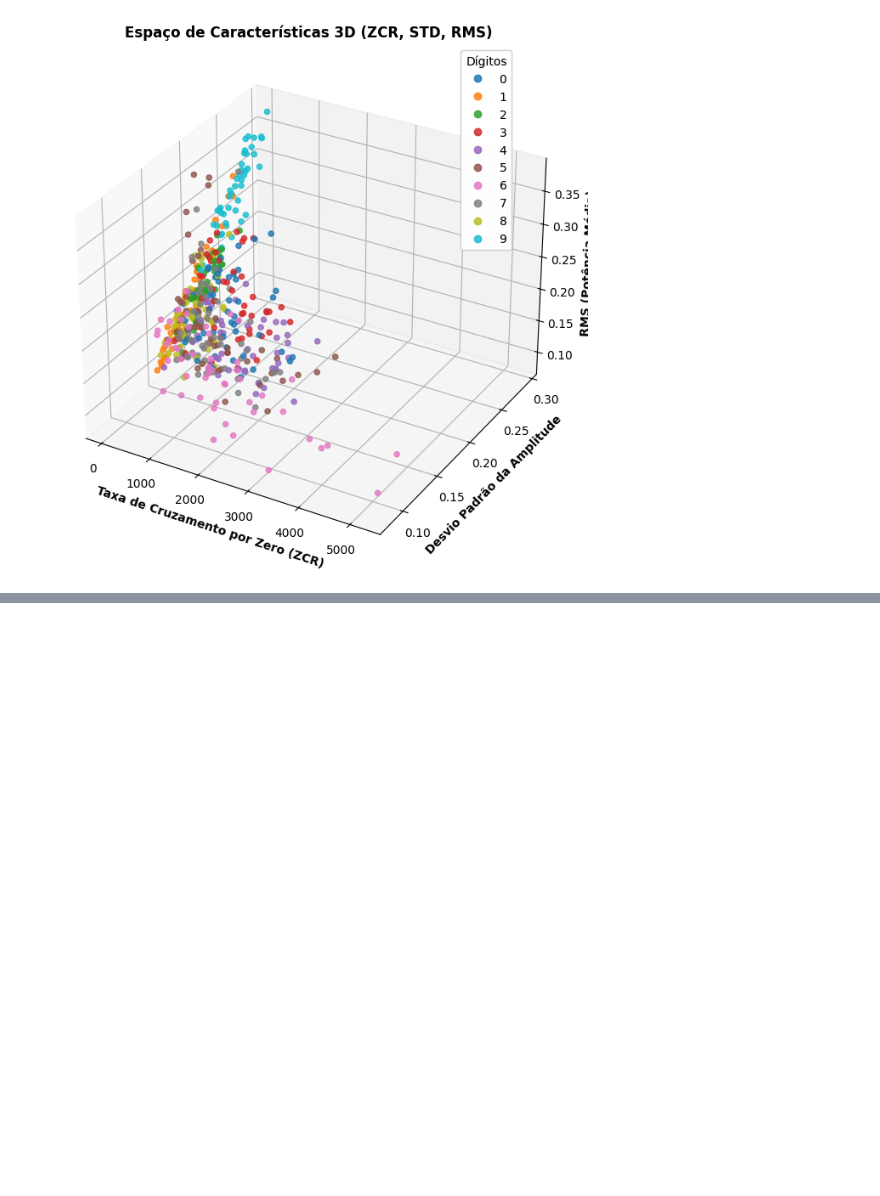
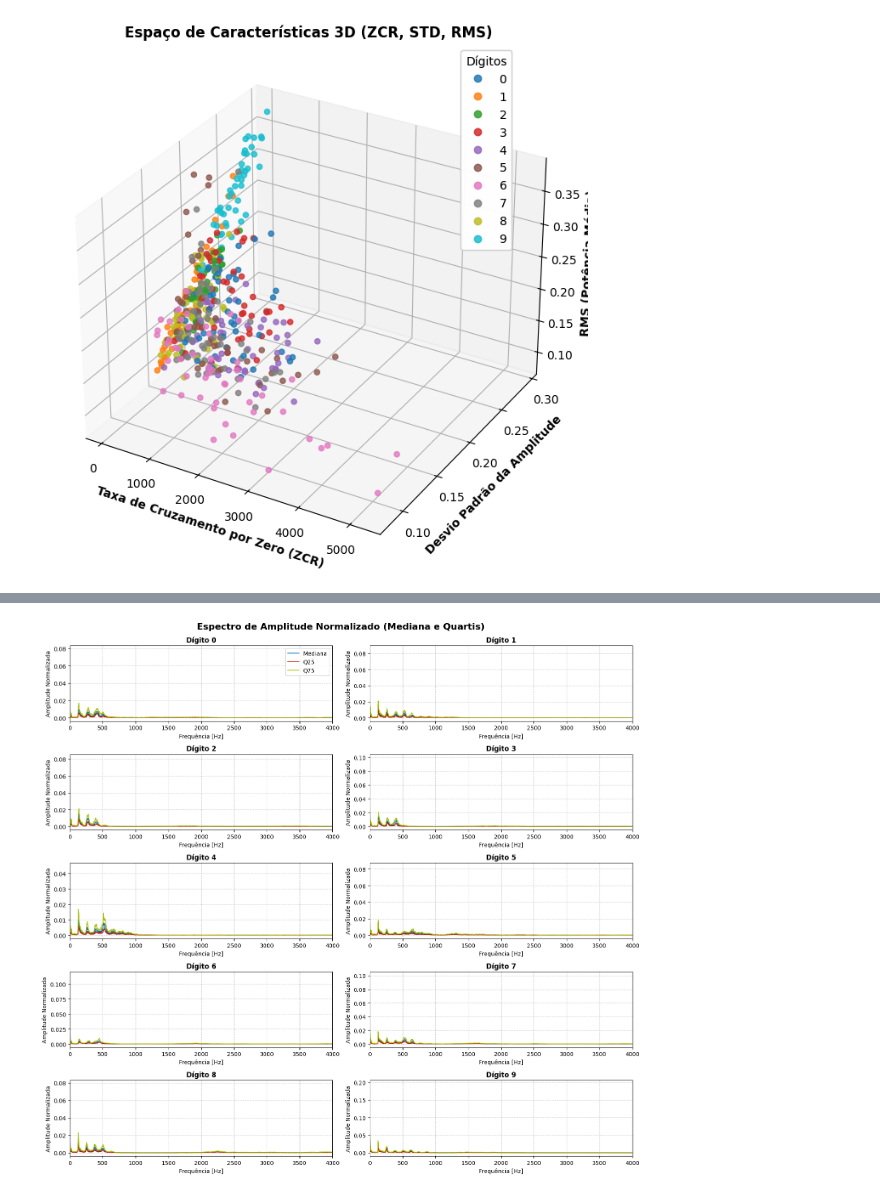
Before and after one commit to tdamiaon/ATD-Projeto, a Jupyter notebook: ATD_Projeto.ipynb, the cells around one changed output, grey strips where cells are left out. Drawn from its saved outputs; the diff is of its cells as text; code cells hidden in the pictures; blank space fills up the shorter version.

```diff
--- a/ATD_Projeto.ipynb
+++ b/ATD_Projeto.ipynb
@@ -222,3 +217,9 @@ ax.add_artist(legend)
 plt.show()
 # %% [output]
 [figure]
+# %%
+
+coeficientes_fft = [np.fft.fft(sinal) for sinal in df['sinal_pre_proc']]
+df['fft_coefs'] = coeficientes_fft
+print("Coeficientes guardados na coluna 'fft_coefs'.")
+display(df[['digito', 'repeticao', 'fft_coefs']].head())
@@ -224,0 +234,42 @@ plt.show()
+# %%
+N = len(df['sinal_pre_proc'].iloc[0])
+fs = df['taxa_amostragem'].iloc[0]
+meio_N = N // 2
+eixo_freqs = np.linspace(0, fs / 2, meio_N)
+fig, axes = plt.subplots(nrows=5, ncols=2, figsize=(15, 14))
+fig.suptitle('Espectro de Amplitude Normalizado (Mediana e Quartis)', fontsize=16, fontweight='bold')
+axes = axes.flatten()
+estatisticas_espectrais = {}
+
+for digito in range(10):
+    df_digito = df[df['digito'] == digito]
+    espectros_positivos = []
+    for fft_array in df_digito['fft_coefs']:
+        amplitude_norm = np.abs(fft_array) / N
+        espectros_positivos.append(amplitude_norm[:meio_N])
+    matriz_espectros = np.array(espectros_positivos)
+    q1 = np.quantile(matriz_espectros, 0.25, axis=0)
+    mediana = np.quantile(matriz_espectros, 0.50, axis=0)
+    q3 = np.quantile(matriz_espectros, 0.75, axis=0)
+    estatisticas_espectrais[digito] = {'q1': q1, 'mediana': mediana, 'q3': q3}
+    ax = axes[digito]
+
+    ax.plot(eixo_freqs, mediana, color='#0072BD', linewidth=1.2, label='Mediana')
+    ax.plot(eixo_freqs, q1, color="#BD1300", linewidth=1.2, label='Q25')
+    ax.plot(eixo_freqs, q3, color="#A4BD00", linewidth=1.2, label='Q75')
+
+    ax.set_title(f'Dígito {digito}', fontweight='bold')
+    ax.set_xlabel('Frequência [Hz]')
+    ax.set_ylabel('Amplitude Normalizada')
+    ax.grid(True, linestyle='--', alpha=0.6)
+
+    ax.set_xlim([0, 4000])
+
+    if digito == 0:
+        ax.legend()
+
+plt.tight_layout()
+fig.subplots_adjust(top=0.94)
+plt.show()
+# %% [output]
+[figure, added]
```
Also changed, not shown: parts of 4 cells of this notebook.
